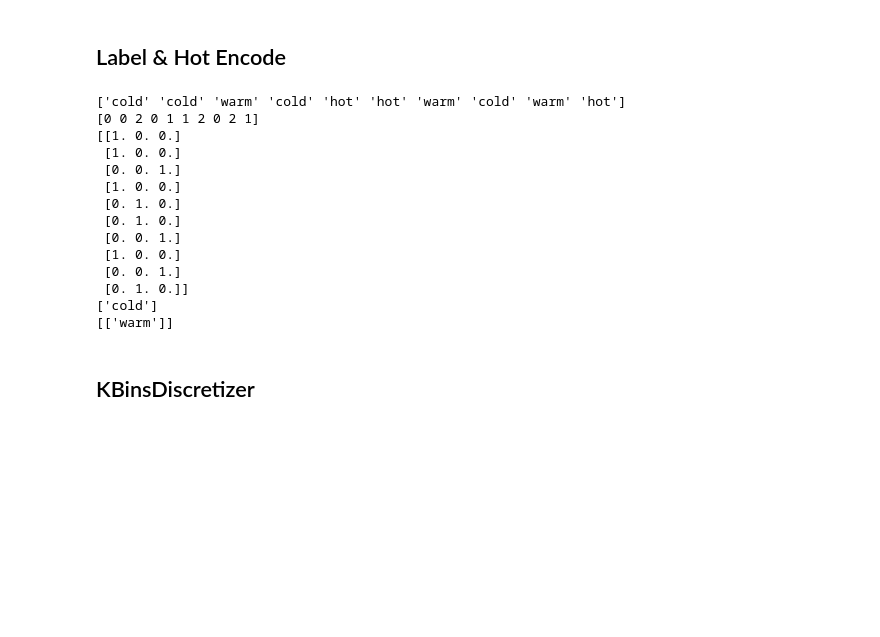
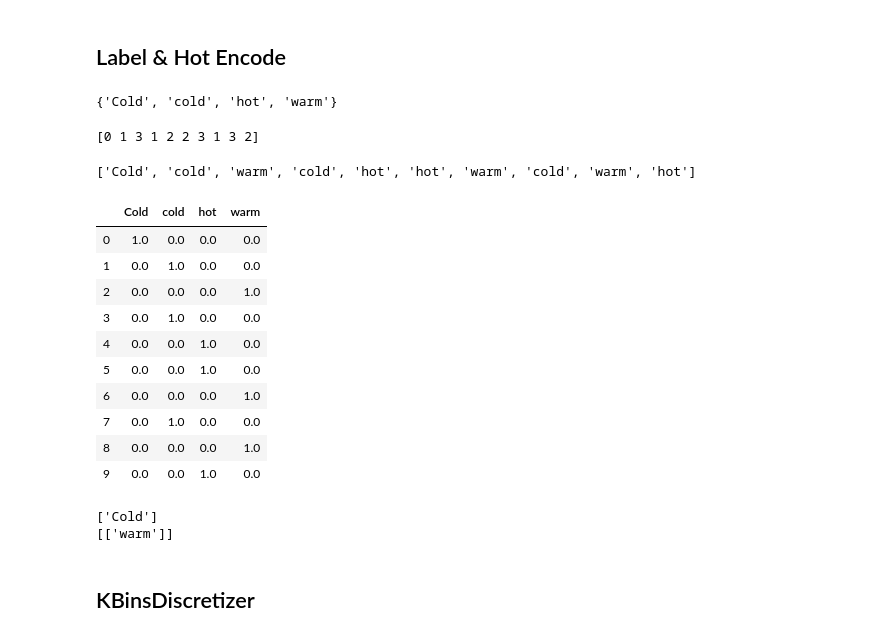
Before and after one commit to gabubellon/xp-ds-joi-2019, a Jupyter notebook: semana07/01.semana07.ipynb, the cells around one changed output. Saved outputs shown, nothing was run; the diff lists cells and outputs as text; code cells hidden in the pictures; blank space fills up the shorter version.

```diff
--- a/semana07/01.semana07.ipynb
+++ b/semana07/01.semana07.ipynb
@@ -9,22 +9,49 @@ from numpy import argmax
 from sklearn.datasets import fetch_20newsgroups
 # %% [markdown]
 ## Label & Hot Encode
+# %%
+from sklearn.preprocessing import LabelEncoder
+from sklearn.preprocessing import OneHotEncoder
+
+# Definindo um exemplo
+data = ['Cold', 'cold', 'warm', 'cold', 'hot', 'hot', \
+        'warm', 'cold', 'warm', 'hot']
+values = array(data)
+data2 = ['cold','hot','zebra']
+# %%
+set(values)
+# %% [output]
+{'Cold', 'cold', 'hot', 'warm'}
+# %%
+# integer encode
+label_encoder = LabelEncoder()
+label_encoder.fit(values)
+integer_encoded = label_encoder.transform(values)
+print(integer_encoded)
+# %% [output]
+[0 1 3 1 2 2 3 1 3 2]
+# %%
+# binary encode
+onehot_encoder = OneHotEncoder(sparse=False)
+onehot_encoded = onehot_encoder.fit_transform(values.reshape(-1, 1))
+c= list(set(data))
+print(data)
+c.sort()
+pd.DataFrame(onehot_encoded,columns=c)
+# %% [output]
+['Cold', 'cold', 'warm', 'cold', 'hot', 'hot', 'warm', 'cold', 'warm', 'hot']
+|  | Cold | cold | hot | warm |
+| 0 | 1.0 | 0.0 | 0.0 | 0.0 |
+| 1 | 0.0 | 1.0 | 0.0 | 0.0 |
+| 2 | 0.0 | 0.0 | 0.0 | 1.0 |
+| 3 | 0.0 | 1.0 | 0.0 | 0.0 |
+| 4 | 0.0 | 0.0 | 1.0 | 0.0 |
+| 5 | 0.0 | 0.0 | 1.0 | 0.0 |
+| 6 | 0.0 | 0.0 | 0.0 | 1.0 |
+| 7 | 0.0 | 1.0 | 0.0 | 0.0 |
+| 8 | 0.0 | 0.0 | 0.0 | 1.0 |
+| 9 | 0.0 | 0.0 | 1.0 | 0.0 |
 # %%
-# define example
-data = ['cold', 'cold', 'warm', 'cold', 'hot', 'hot', 'warm', 'cold', 'warm', 'hot']
-values = array(data)
-print(values)
-
-# integer encode
-label_encoder = LabelEncoder()
-integer_encoded = label_encoder.fit_transform(values)
-print(integer_encoded)
-
-# binary encode
-onehot_encoder = OneHotEncoder(sparse=False)
-onehot_encoded = onehot_encoder.fit_transform(values.reshape(-1, 1))
-print(onehot_encoded)
-
 # invert first example
 inverted = label_encoder.inverse_transform([argmax(onehot_encoded[0, :])])
 print(inverted)
@@ -33,19 +60,7 @@ print(inverted)
 inverted = onehot_encoder.inverse_transform([(onehot_encoded[2, :])])
 print(inverted)
 # %% [output]
-['cold' 'cold' 'warm' 'cold' 'hot' 'hot' 'warm' 'cold' 'warm' 'hot']
-[0 0 2 0 1 1 2 0 2 1]
-[[1. 0. 0.]
- [1. 0. 0.]
- [0. 0. 1.]
- [1. 0. 0.]
- [0. 1. 0.]
- [0. 1. 0.]
- [0. 0. 1.]
- [1. 0. 0.]
- [0. 0. 1.]
- [0. 1. 0.]]
-['cold']
+['Cold']
 [['warm']]
 # %% [markdown]
 ## KBinsDiscretizer
```
Also changed, not shown: parts of 36 cells of this notebook.
